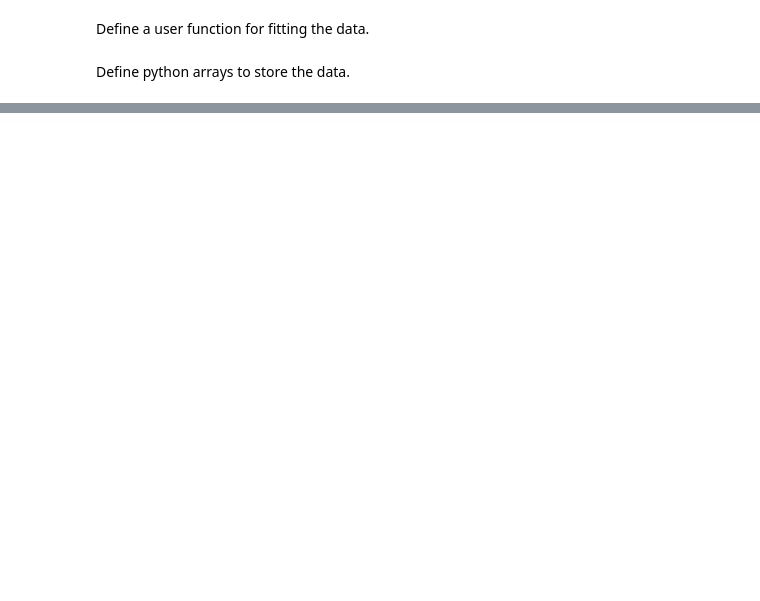
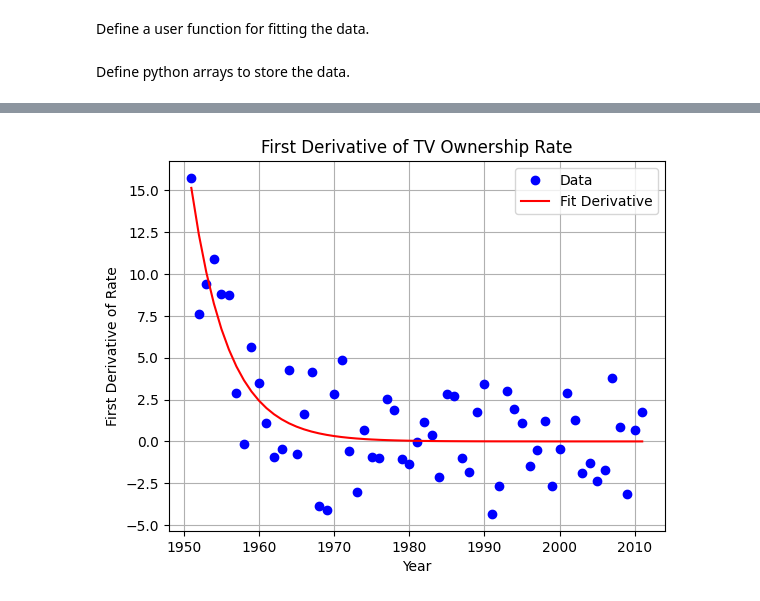
Before and after one commit to wutmeownow/phys441, a Jupyter notebook: JupyterNotebooks/Fitting/graph_tv.ipynb, the cells around one changed output, grey strips where cells are left out. Cells and saved outputs as stored; diff of their text form; code cells hidden in the pictures; blank space fills up the shorter version.

```diff
--- a/JupyterNotebooks/Fitting/graph_tv.ipynb
+++ b/JupyterNotebooks/Fitting/graph_tv.ipynb
@@ -95,13 +90,4 @@ fitderiv = array('d')
 for i in range(1,npoints-1):
     xxp.append(xx[i])
     yyp.append((yy[i+1]-yy[i-1])/2.0)
-    fitderiv.append(derivativefunction_python(xx[i],parfit))
-
-gr2 = TGraph(npoints-2,xxp,yyp)
-gr2.SetMarkerColor(4)
-gr2.SetMarkerStyle(21)
-gr2.SetTitle("First Derivative of TV Ownership Rate")
-gr2.GetXaxis().SetTitle("Year")
-gr2.GetYaxis().SetTitle("First Derivative of Rate")
-gr4 = TGraph(npoints-2,xxp,fitderiv)
-gr4.SetLineColor(2)
+    fitderiv.append(derivativefunction_python(xx[i],fit_params))
@@ -113,3 +94,33 @@ c2.Draw()
+# %%
+import matplotlib.pyplot as plt
+import numpy as np
+
+# Create a figure and axes
+fig, ax = plt.subplots()
+
+# Plot the data for the first derivative
+ax.plot(xxp, yyp, 'bo', label='Data')
+# Set grid lines
+ax.grid(True)
+
+# Set title and labels for the first derivative
+ax.set_title('First Derivative of TV Ownership Rate')
+ax.set_xlabel('Year')
+ax.set_ylabel('First Derivative of Rate')
+
+# Plot the fit derivative
+ax.plot(xxp, fitderiv, 'b-', label='Fit Derivative')
+
+# Set line color for the fit derivative
+ax.lines[-1].set_color('red')
+
+# Show the legend
+ax.legend()
+
+# Show the plot
+plt.show()
+# %% [output]
+[figure, added]
 # %%
 diff = array('d')
 for i in range(0,npoints):
```
Also changed, not shown: parts of 18 cells of this notebook, 2 other files.
